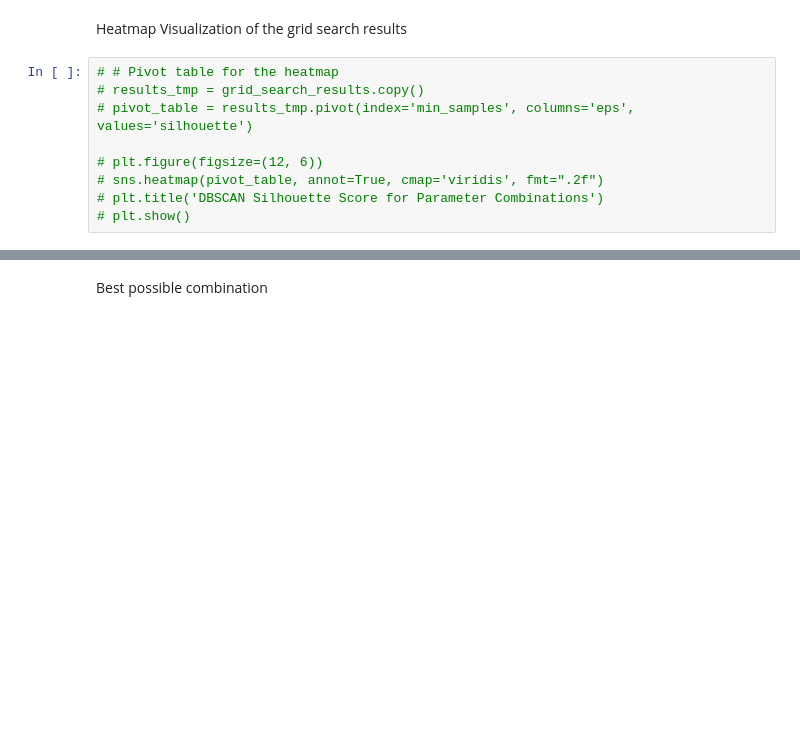
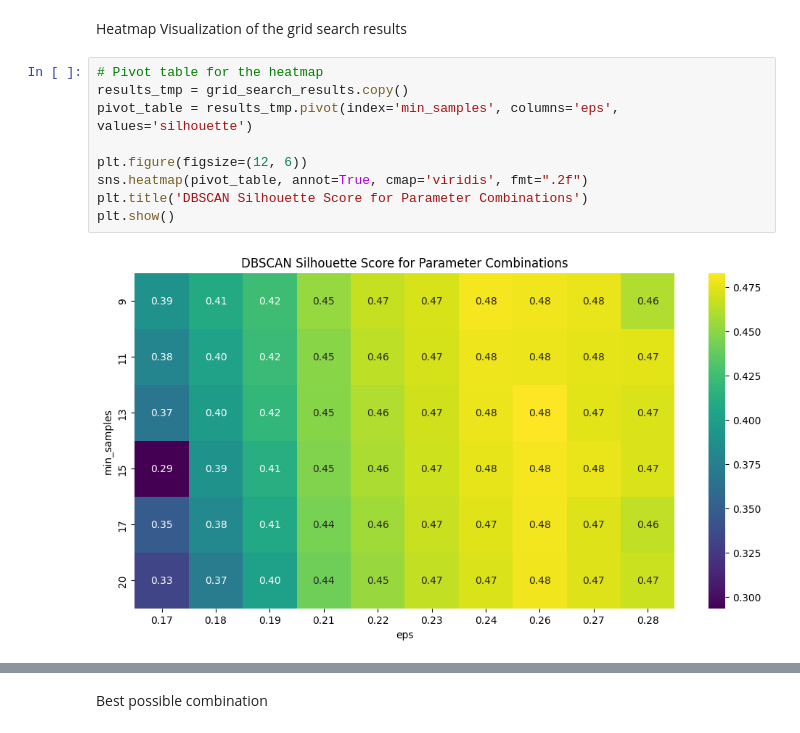
Before and after one commit to abderrahmane-salmi/UNIPI-Data-Mining-Project, a Jupyter notebook: task2/dbscan copy.ipynb, the cells around one changed output, grey strips where cells are left out. Saved outputs shown, nothing was run; the diff lists cells and outputs as text; blank space fills up the shorter version.

```diff
--- a/task2/dbscan copy.ipynb
+++ b/task2/dbscan copy.ipynb
@@ -284,12 +264,14 @@ Top 5 Parameter Combinations:
 # %% [markdown]
 Heatmap Visualization of the grid search results
 # %%
-# # Pivot table for the heatmap
-# results_tmp = grid_search_results.copy()
-# pivot_table = results_tmp.pivot(index='min_samples', columns='eps', values='silhouette')
+# Pivot table for the heatmap
+results_tmp = grid_search_results.copy()
+pivot_table = results_tmp.pivot(index='min_samples', columns='eps', values='silhouette')
 
-# plt.figure(figsize=(12, 6))
-# sns.heatmap(pivot_table, annot=True, cmap='viridis', fmt=".2f")
-# plt.title('DBSCAN Silhouette Score for Parameter Combinations')
-# plt.show()
+plt.figure(figsize=(12, 6))
+sns.heatmap(pivot_table, annot=True, cmap='viridis', fmt=".2f")
+plt.title('DBSCAN Silhouette Score for Parameter Combinations')
+plt.show()
+# %% [output]
+[figure, added]
 # %%
```
Also changed, not shown: parts of 3 cells of this notebook.
